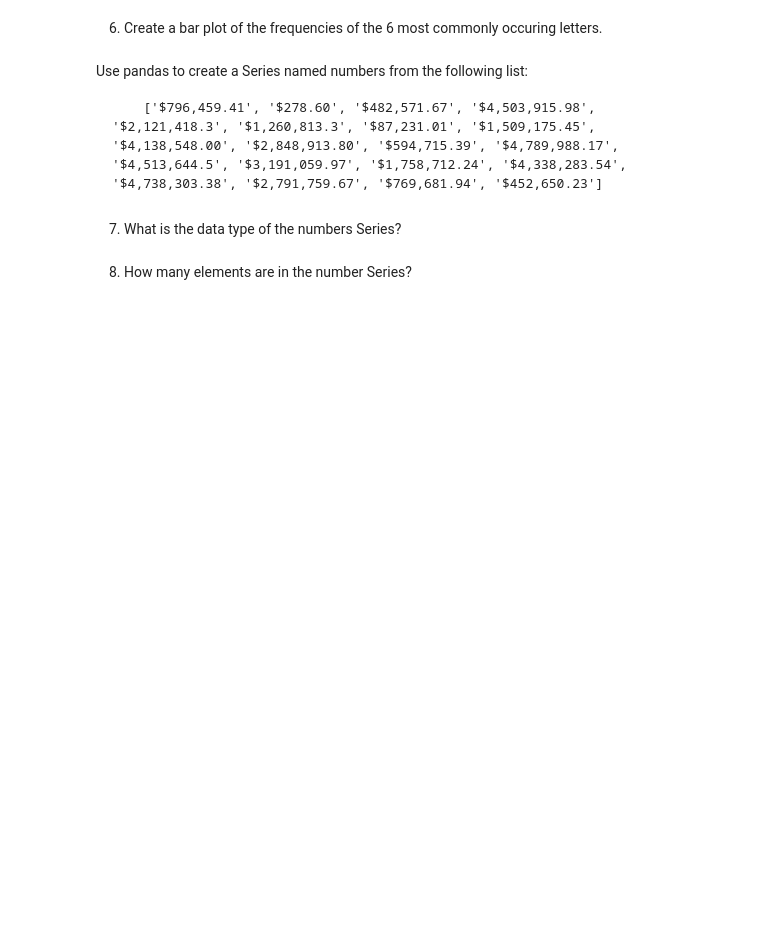
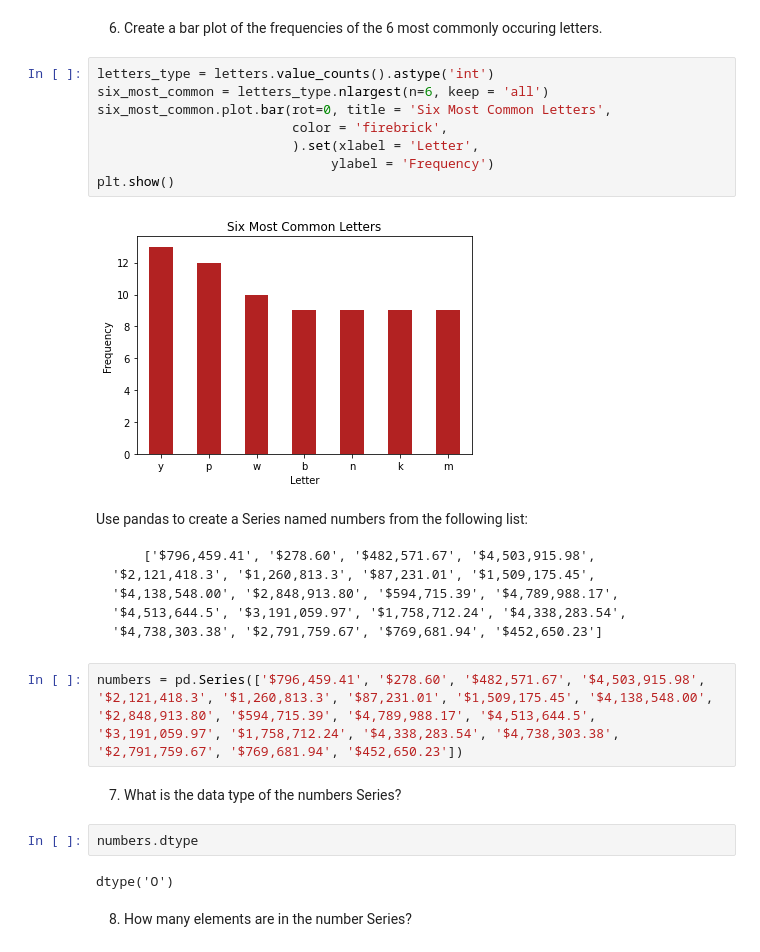
Before and after one commit to rachelrobbinsmayhill/numpy-pandas-visualization-exercises, a Jupyter notebook: pandas_series.ipynb, the cells around one changed output. Drawn from its saved outputs; the diff is of its cells as text; blank space fills up the shorter version.

```diff
--- a/pandas_series.ipynb
+++ b/pandas_series.ipynb
@@ -399,11 +414,27 @@ SyntaxError: invalid syntax (2101107926.py, line 1)
 # %% [markdown]
 6. Create a bar plot of the frequencies of the 6 most commonly occuring
       letters.
+# %%
+letters_type = letters.value_counts().astype('int')
+six_most_common = letters_type.nlargest(n=6, keep = 'all')
+six_most_common.plot.bar(rot=0, title = 'Six Most Common Letters',
+                         color = 'firebrick',
+                         ).set(xlabel = 'Letter',
+                              ylabel = 'Frequency')
+plt.show()
+# %% [output]
+[figure, added]
 # %% [markdown]
 Use pandas to create a Series named numbers from the following list:
 
         ['$796,459.41', '$278.60', '$482,571.67', '$4,503,915.98', '$2,121,418.3', '$1,260,813.3', '$87,231.01', '$1,509,175.45', '$4,138,548.00', '$2,848,913.80', '$594,715.39', '$4,789,988.17', '$4,513,644.5', '$3,191,059.97', '$1,758,712.24', '$4,338,283.54', '$4,738,303.38', '$2,791,759.67', '$769,681.94', '$452,650.23']
+# %%
+numbers = pd.Series(['$796,459.41', '$278.60', '$482,571.67', '$4,503,915.98', '$2,121,418.3', '$1,260,813.3', '$87,231.01', '$1,509,175.45', '$4,138,548.00', '$2,848,913.80', '$594,715.39', '$4,789,988.17', '$4,513,644.5', '$3,191,059.97', '$1,758,712.24', '$4,338,283.54', '$4,738,303.38', '$2,791,759.67', '$769,681.94', '$452,650.23'])
 # %% [markdown]
 7. What is the data type of the numbers Series?
+# %%
+numbers.dtype
+# %% [output]
+dtype('O')
 # %% [markdown]
 8. How many elements are in the number Series?
```
Also changed, not shown: parts of 17 cells of this notebook.
